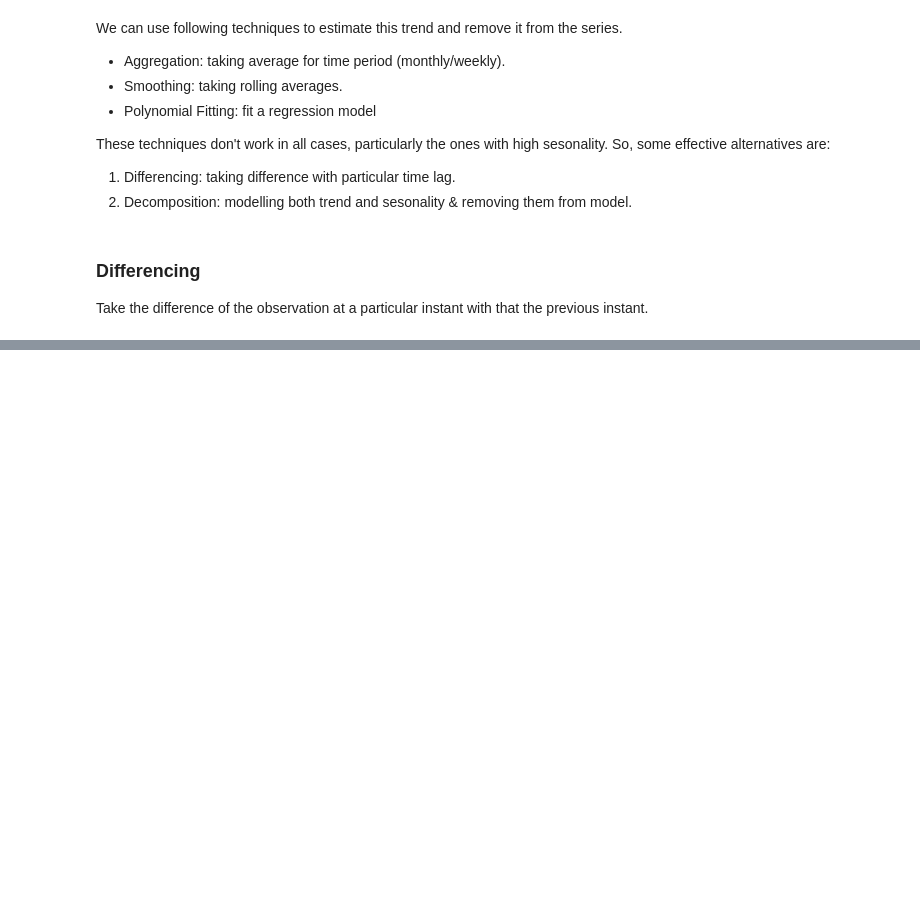
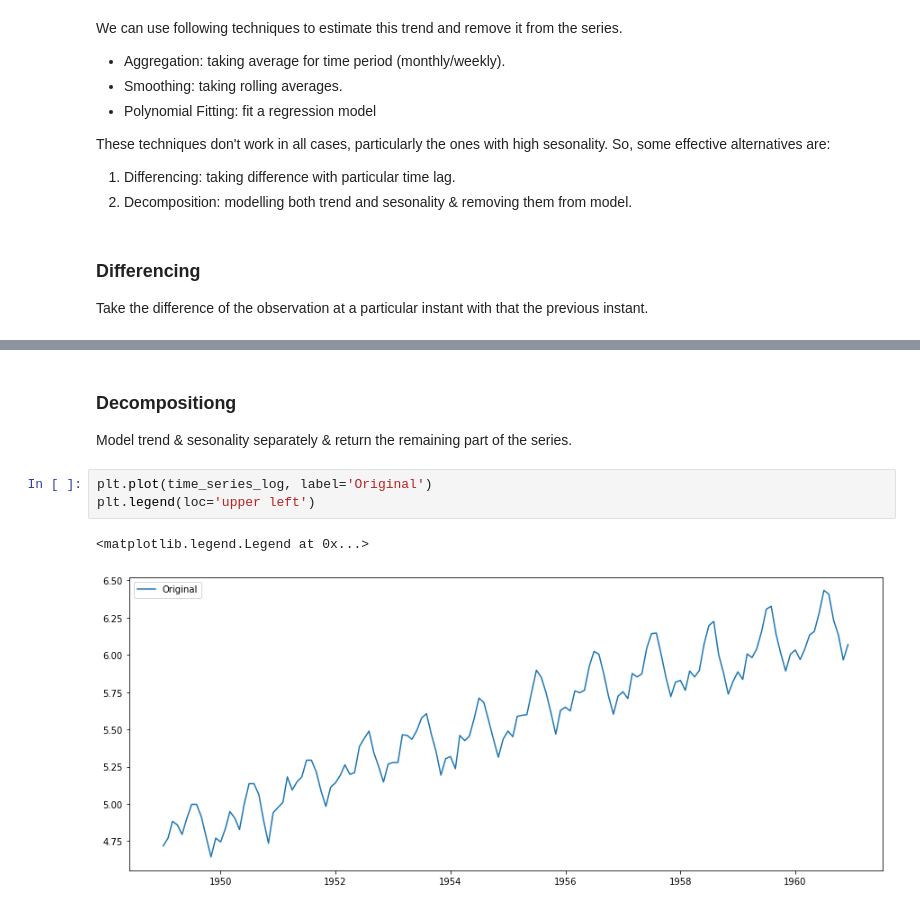
Before and after one commit to adisakshya/time-series-analysis, a Jupyter notebook: Time Series Regression.ipynb, the cells around one changed output, grey strips where cells are left out. Saved outputs shown, nothing was run; the diff lists cells and outputs as text; blank space fills up the shorter version.

Commit message:
added decomposition code

```diff
--- a/Time Series Regression.ipynb
+++ b/Time Series Regression.ipynb
@@ -219,0 +220,10 @@ rolling_statistics_test(time_series_log_diff)
+# %% [markdown]
+### Decompositiong
+
+Model trend & sesonality separately & return the remaining part of the series.
+# %%
+plt.plot(time_series_log, label='Original')
+plt.legend(loc='upper left')
+# %% [output]
+<matplotlib.legend.Legend at 0x...>
+[figure, added]
```
Also changed, not shown: parts of 12 cells of this notebook.
